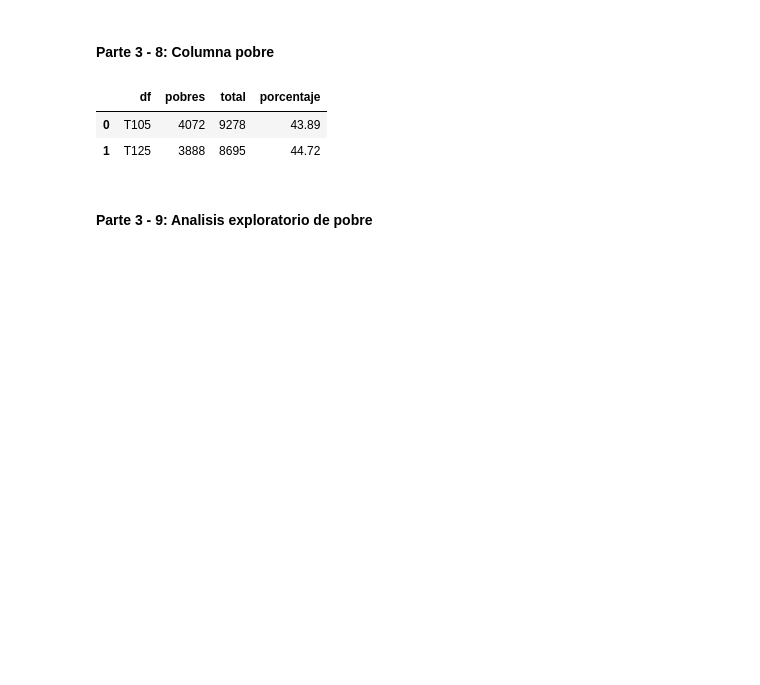
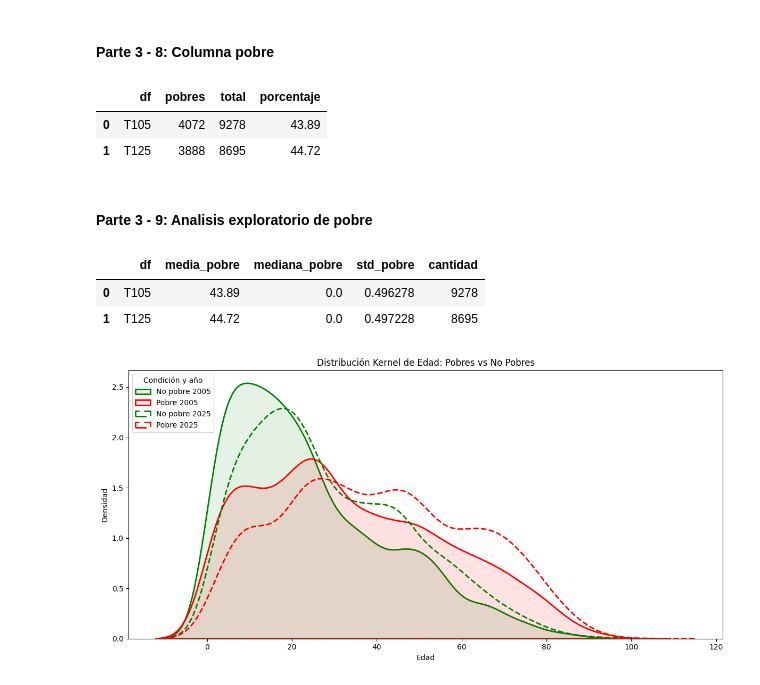
Before and after one commit to alvarezmartin2411-debug/Big-Data-UBA--Grupo-2, a Jupyter notebook: TP1/Program_TP1_Grupo2.ipynb, the cells around one changed output. Saved outputs shown, nothing was run; the diff lists cells and outputs as text; code cells hidden in the pictures; blank space fills up the shorter version.

```diff
--- a/TP1/Program_TP1_Grupo2.ipynb
+++ b/TP1/Program_TP1_Grupo2.ipynb
@@ -455,3 +455,69 @@ tabla_pobreza
 | 1 | T125 | 3888 | 8695 | 44.72 |
 # %% [markdown]
 #### Parte 3 - 9: Analisis exploratorio de pobre
+# %%
+# Estadísticas descriptivas relevantes de "pobre" por año
+desc_pobre = (
+    respondieron
+    .groupby('df')
+    .agg(
+        media_pobre=('pobre', 'mean'),
+        mediana_pobre=('pobre', 'median'),
+        std_pobre=('pobre', 'std'),
+        cantidad=('pobre', 'count'),
+
+    )
+    .reset_index()
+)
+desc_pobre['media_pobre'] = (desc_pobre['media_pobre'] * 100).round(2)
+desc_pobre
+# %% [output]
+|  | df | media_pobre | mediana_pobre | std_pobre | cantidad |
+| 0 | T105 | 43.89 | 0.0 | 0.496278 | 9278 |
+| 1 | T125 | 44.72 | 0.0 | 0.497228 | 8695 |
+# %%
+# Gráfico: Distribución kernel de la edad para pobres y no pobres superpuestos
+fig, ax = plt.subplots(figsize=(12, 6))
+# Distribución kernel de la edad para pobres y no pobres, separados por año
+sns.kdeplot(
+    data=respondieron[respondieron['df'] == 'T105'],
+    x='ch06',
+    hue='pobre',
+    multiple='layer',
+    common_norm=False,
+    palette= ['red', 'green'],
+    fill=True,
+    alpha=0.1,
+    linewidth=2,
+    label='2005',
+    ax=ax
+)
+sns.kdeplot(
+    data=respondieron[respondieron['df'] == 'T125'],
+    x='ch06',
+    hue='pobre',
+    multiple='layer',
+    common_norm=False,
+    palette=['red', 'green'],
+    fill=True,
+    alpha=0.01,
+    linewidth=2,
+    label='2025',
+    linestyle='--',
+    ax=ax
+)
+
+# Actualizamos la leyenda manualmente para mostrar todas las combinaciones
+handles, labels = plt.gca().get_legend_handles_labels()
+custom_labels = ['No pobre 2005', 'Pobre 2005', 'No pobre 2025', 'Pobre 2025']
+plt.legend(handles, custom_labels, title='Condición y año', loc='upper right')
+plt.gca().legend(handles=plt.gca().get_legend_handles_labels()[0], labels=custom_labels, title='Condición y año', loc='upper left')
+
+plt.yticks(np.arange(0, 0.026, 0.005), labels=[f'{x*100:.1f}' for x in np.arange(0, 0.026, 0.005)])
+plt.xlabel('Edad')
+plt.ylabel('Densidad')
+plt.title('Distribución Kernel de Edad: Pobres vs No Pobres')
+plt.tight_layout()
+plt.show()
+# %% [output]
+[figure, added]
```
Also changed, not shown: parts of 1 cell of this notebook.
